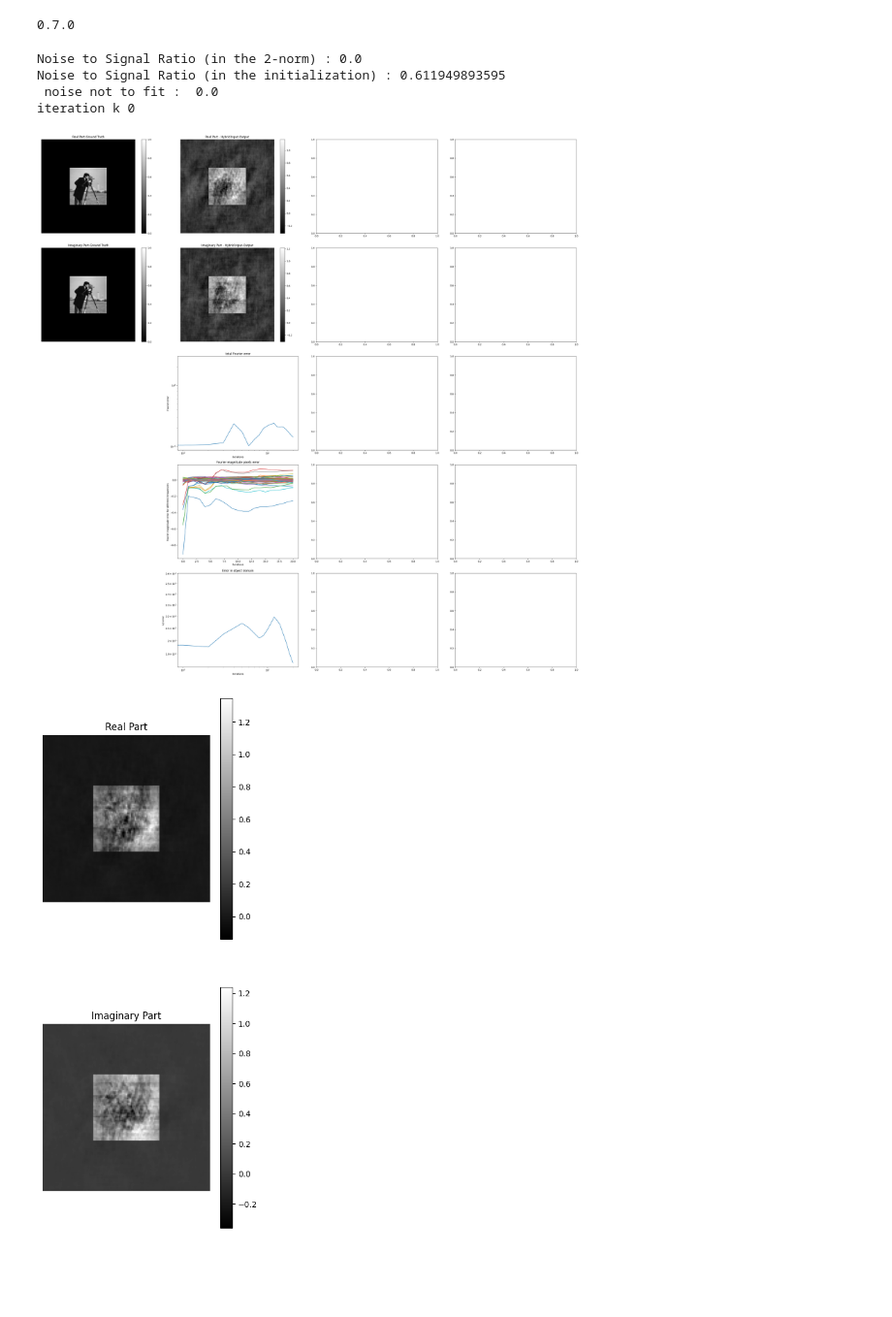
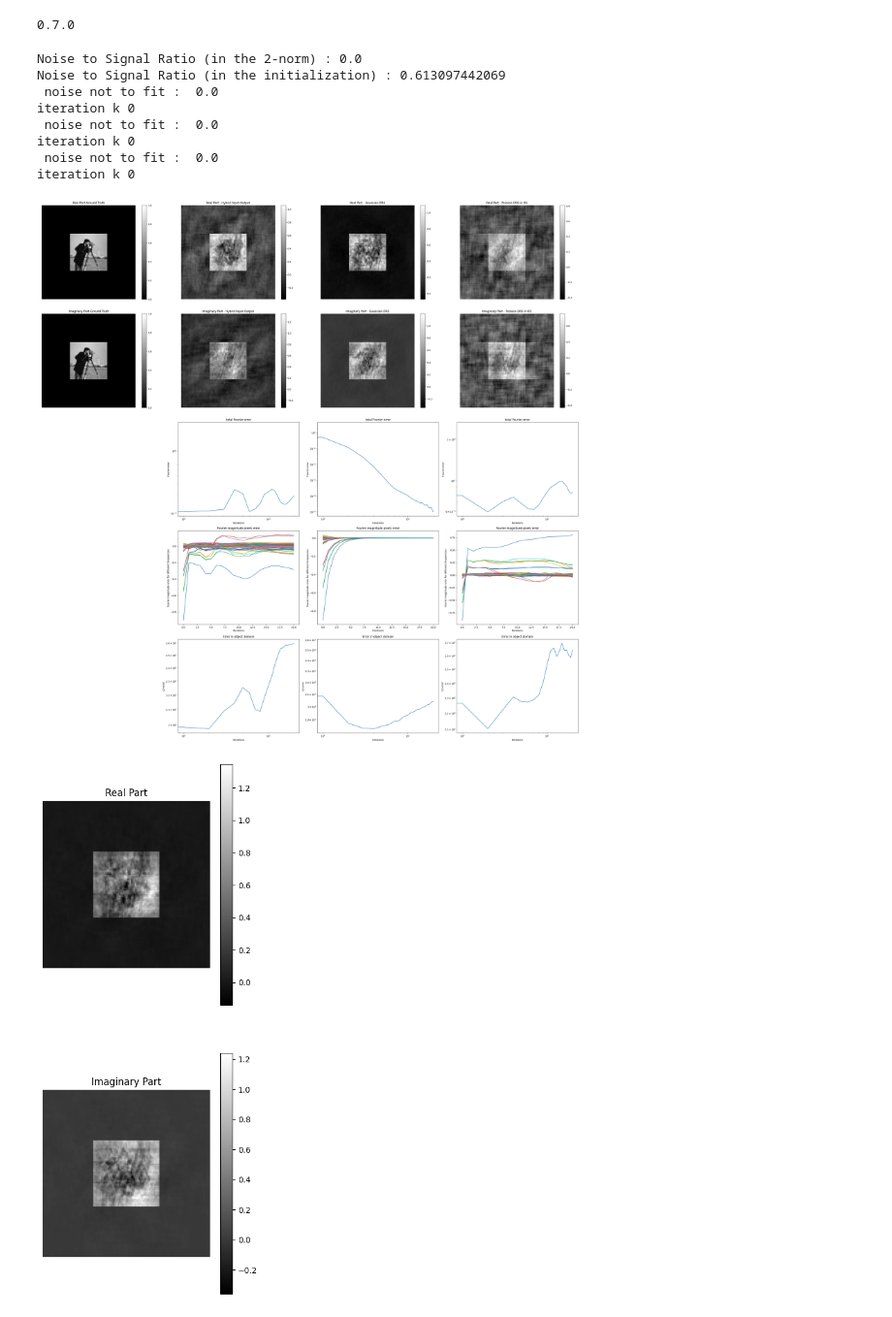
Before and after one commit to JeremieSefo/PhaseRetrievalMirror, a Jupyter notebook: retrieve_phase.ipynb, the cells around one changed output. Shown at 97% size. Saved outputs shown, nothing was run; the diff lists cells and outputs as text; code cells hidden in the pictures; blank space fills up the shorter version.

```diff
--- a/retrieve_phase.ipynb
+++ b/retrieve_phase.ipynb
@@ -236,7 +236,7 @@ Algos = ['Hybrid Input-Output', 'Averaged Alternating Reflections RMRS', 'Gaussi
 #Algos_group.append(Algos)
 Algos = ['Averaged Alternating Reflections RSRM', 'Averaged Alternating Reflections RMRS', 'Poisson-DRS in OS'  ] #ER and Gaussian [1, 0.5] produce similar images but errors are not exactly the same
 #Algos_group.append(Algos)
-Algos = [ 'Hybrid Input-Output'  ]  #'Poisson-DRS in OS' 'Averaged Alternating Reflections RMRS', 'Gaussian-DRS', #ER and Gaussian [1, 0.5] produce similar images but errors are not exactly the same
+Algos = [ 'Hybrid Input-Output', 'Gaussian-DRS', 'Poisson-DRS in OS'  ]  #'Poisson-DRS in OS' 'Averaged Alternating Reflections RMRS', 'Gaussian-DRS', #ER and Gaussian [1, 0.5] produce similar images but errors are not exactly the same
 Algos_group.append(Algos)
 Algos = ['Averaged Alternating Reflections RMRS + M_TVS', 'Gaussian-DRS + M_TVS', 'Poisson-DRS in OS + M_TVS'  ] #ER and Gaussian [1, 0.5] produce similar images but errors are not exactly the same
 #Algos_group.append(Algos)
@@ -273,35 +273,39 @@ for Algos in Algos_group:
         kappa  = 100000
         xi = 12
         noise_lvl = 0.00 #1000 # represents deviation for Gaussian noise.
                         #But, for Poisson noise, the higher it is (to infinity), the less noisy is the data,
                         #because it is inversely proportional to the variance around the true data. #at pixel level
         noise_lvl_init = 0.01 #amplitude noise #If not 0, iterative projections algo: ER, HIO, even AAR stagnate at local minima. error is 1e-7 instead of 1e-37 for instance
         meas, noise, NSR = me.gauss_noisy_meas(x_true_vect, noise_lvl**(1) , A)()   # NSR in terms of total L2 norm  #me.gauss_noisy_meas #poiss_noisy_meas
         print('Noise to Signal Ratio (in the 2-norm) :', NSR)
         meas = meas.flatten()
         #print("meas", meas)
         init =  'Gaussian'#'close' # 'spectral' #
         x0, init_NSR = op.initialise(n, meas, A.Matrix, type = init, real = 1, imag = 1, x_true_vect = x_true_vect, mask = mask, noise_lvl = noise_lvl_init**(0.5) )
         print('Noise to Signal Ratio (in the initialization) :', init_NSR)
         #plot_im(x0.reshape(Nx, Ny))
         for Algo in Algos:
             map = op.operators(algo = Algo, meas = meas, A = A, mask = mask)
             print(' noise not to fit : ', map.f(x_true_vect))
             #print('grad', np.asarray(map.grad_f(1 + x_true_vect)))
             x_sols, space = solve.phase_retrieval(noise, kappa, xi, Algo, map, mask, n, A,  A.Matrix, A.p_inv, meas, maxiter, x0,
                                                   x_true_vect, IO_OO_HIO_newHIO_beta = [1, .6, 1., [.25, .25, .5]],
                                                   RAAR_AAR_beta = [.5, .5], TvIter = 10, TvAlpha = 0.005, rho_Gau_Poi = [[1, 0.5], [1, 0.5]] ) #Gaussion rho = .5 outperforms AAR
 
                                                                                                                 #np.conj(A.Matrix).T #TvAlpha = 0.045 # poisson TvAlpha =0.02 #  Don't regularise Fourier
             #print(x_sols)
             X_sols.append(x_sols)
         phase_retrie_plots(i, true_images, X_sols, map, A, meas, maxiter, space, Algos ) #FMPE0, FMPE1, FMPE2 =
 # %% [output]
 Noise to Signal Ratio (in the 2-norm) : 0.0
-Noise to Signal Ratio (in the initialization) : 0.611949893595
+Noise to Signal Ratio (in the initialization) : 0.613097442069
  noise not to fit :  0.0
 iteration k 0
+ noise not to fit :  0.0
+iteration k 0
+ noise not to fit :  0.0
+iteration k 0
-[figure, old version]
+[figure, new version]
 # %%
 import cv2
 import numpy as np
```
Also changed, not shown: parts of 2 cells of this notebook, 1 other file.
